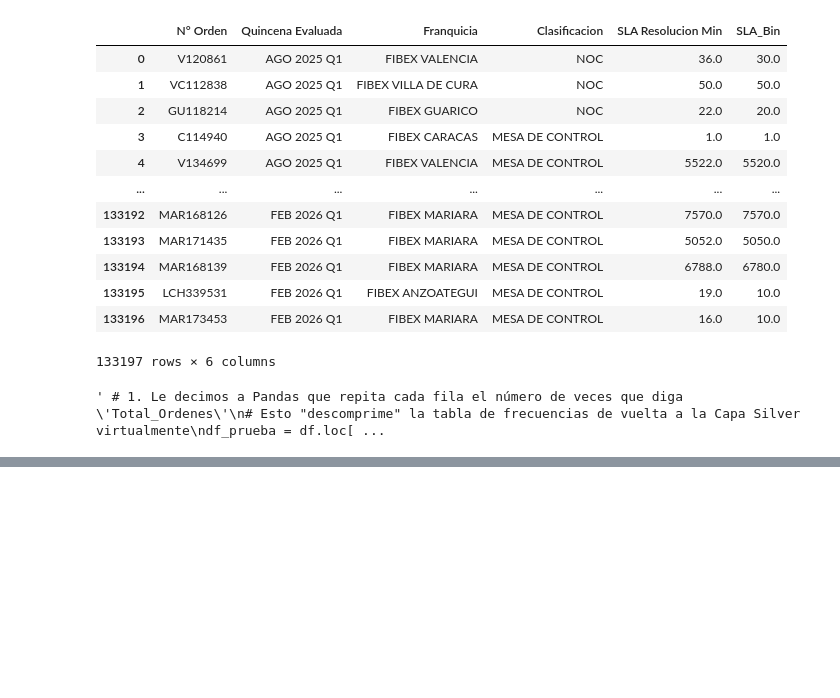
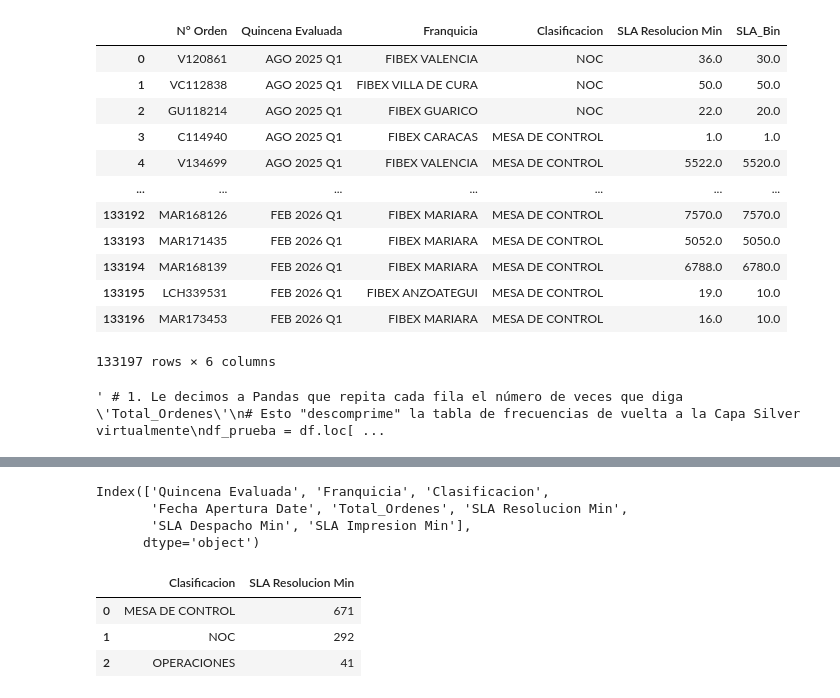
Before and after one commit to Artur030610/Data-Automated-Pipeline-Telecom, a Jupyter notebook: Notebooks/ordenes de servicio.ipynb, the cells around one changed output, grey strips where cells are left out. Cells and saved outputs as stored; diff of their text form; code cells hidden in the pictures; blank space fills up the shorter version.

```diff
--- a/Notebooks/ordenes de servicio.ipynb
+++ b/Notebooks/ordenes de servicio.ipynb
@@ -70,0 +71,17 @@ display(df)
+# %%
+import pandas as pd
+df = pd.read_parquet(r'C:\Users\josperez\Documents\A-DataStack\01-Proyectos\01-Data_PipelinesFibex\02_Data_Lake\gold_data\SLA_Gold.parquet')
+print(df.columns)
+mask_march = (df['Quincena Evaluada'].str.contains('MAR', case=False, na=False))
+df = df[mask_march]
+df = df.groupby('Clasificacion').agg({'SLA Resolucion Min': 'size'}).reset_index()
+display(df)
+# %% [output]
+Index(['Quincena Evaluada', 'Franquicia', 'Clasificacion',
+       'Fecha Apertura Date', 'Total_Ordenes', 'SLA Resolucion Min',
+       'SLA Despacho Min', 'SLA Impresion Min'],
+      dtype='object')
+|  | Clasificacion | SLA Resolucion Min |
+| 0 | MESA DE CONTROL | 671 |
+| 1 | NOC | 292 |
+| 2 | OPERACIONES | 41 |
```
Also changed, not shown: parts of 1 cell of this notebook, 5 other files.
